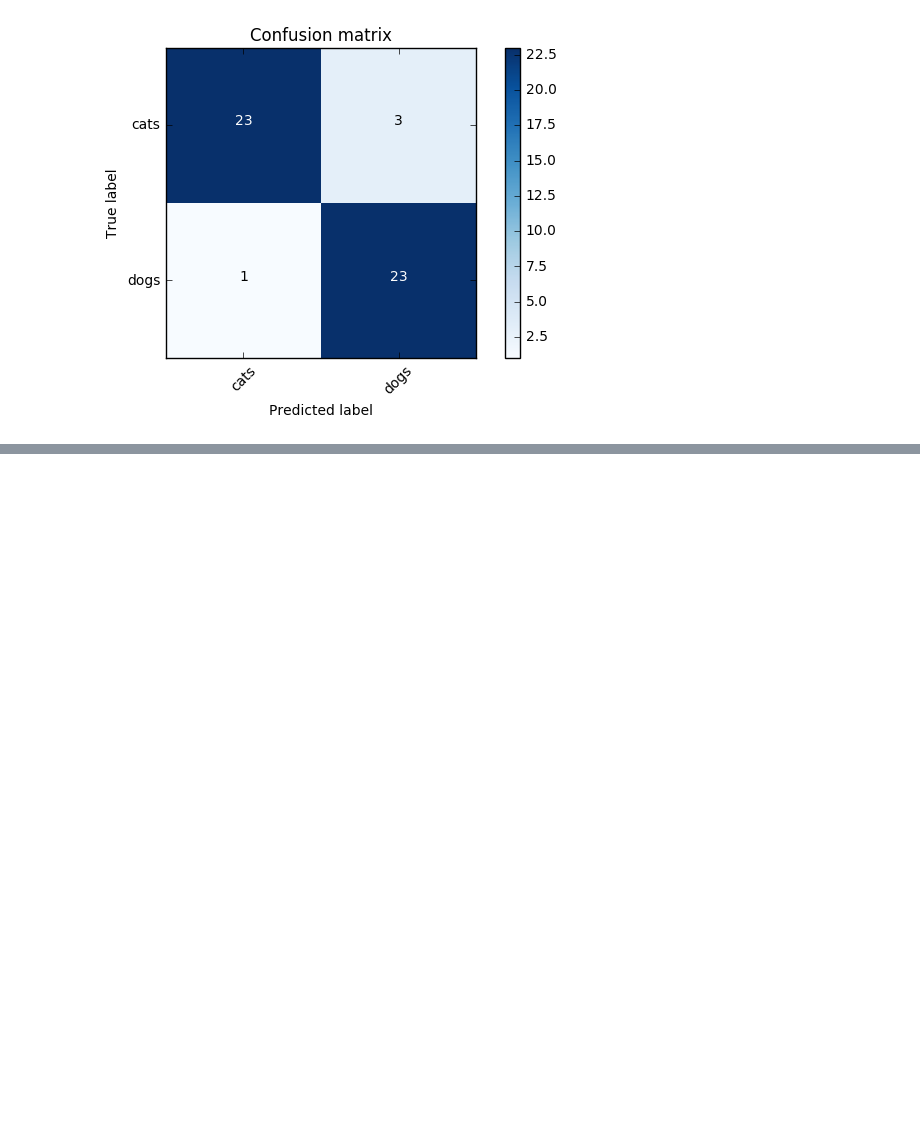
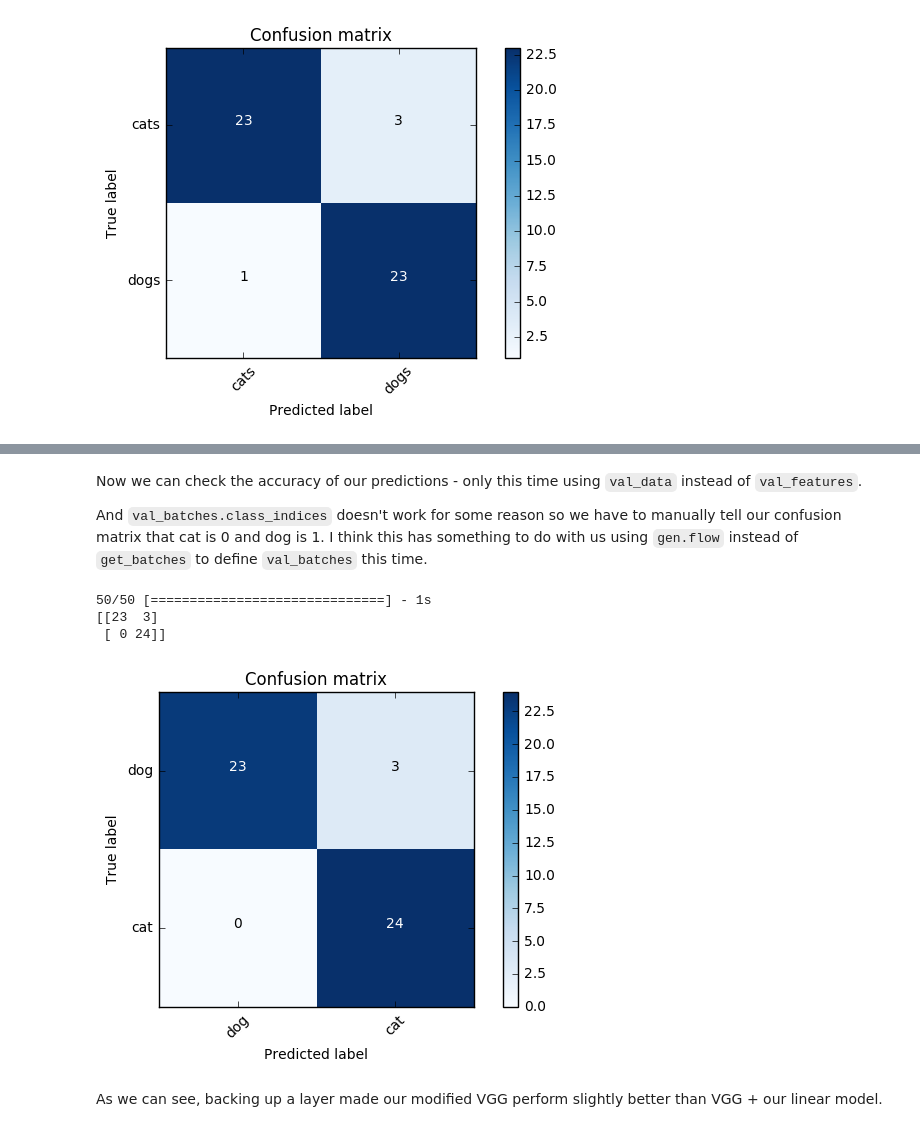
Before and after one commit to theianchan/one-data-science-a-day, a Jupyter notebook: finetuning.ipynb, the cells around one changed output, grey strips where cells are left out. Cells and saved outputs as stored; diff of their text form; code cells hidden in the pictures; blank space fills up the shorter version.

```diff
--- a/finetuning.ipynb
+++ b/finetuning.ipynb
@@ -292,0 +363,7 @@ plot_confusion_matrix(cm, val_batches.class_indices)
+# %%
+model.add(Dense(2, activation="softmax"))
+model.compile(
+    optimizer=RMSprop(lr=0.1),
+    loss="categorical_crossentropy",
+    metrics=["accuracy"]
+)
@@ -292,0 +378,4 @@ plot_confusion_matrix(cm, val_batches.class_indices)
+# %%
+gen = image.ImageDataGenerator()
+trn_batches = gen.flow(trn_data, trn_labels, batch_size=batch_size, shuffle=True)
+val_batches = gen.flow(val_data, val_labels, batch_size=batch_size, shuffle=True)
@@ -292,0 +403,11 @@ plot_confusion_matrix(cm, val_batches.class_indices)
+# %%
+def fit_model(model, trn_batches, val_batches, nb_epoch=1):
+    model.fit_generator(
+        trn_batches,
+        samples_per_epoch=trn_batches.N,
+
+        nb_epoch=nb_epoch,
+
+        validation_data=val_batches,
+        nb_val_samples=val_batches.N
+    )
@@ -292,0 +416,2 @@ plot_confusion_matrix(cm, val_batches.class_indices)
+# %%
+fit_model(model, trn_batches, val_batches, nb_epoch=3)
@@ -292,0 +423,15 @@ plot_confusion_matrix(cm, val_batches.class_indices)
+# %% [markdown]
+Now we can check the accuracy of our predictions - only this time using `val_data` instead of `val_features`.
+
+And `val_batches.class_indices` doesn't work for some reason so we have to manually tell our confusion matrix that cat is 0 and dog is 1. I think this has something to do with us using `gen.flow` instead of `get_batches` to define `val_batches` this time.
+# %%
+preds = model.predict_classes(val_data, batch_size=batch_size)
+cm = confusion_matrix(val_classes, preds)
+plot_confusion_matrix(cm, {"cat": 0, "dog": 1})
+# %% [output]
+50/50 [==============================] - 1s
+[[23  3]
+ [ 0 24]]
+[figure, added]
+# %% [markdown]
+As we can see, backing up a layer made our modified VGG perform slightly better than VGG + our linear model.
```
Also changed, not shown: parts of 15 cells of this notebook.
